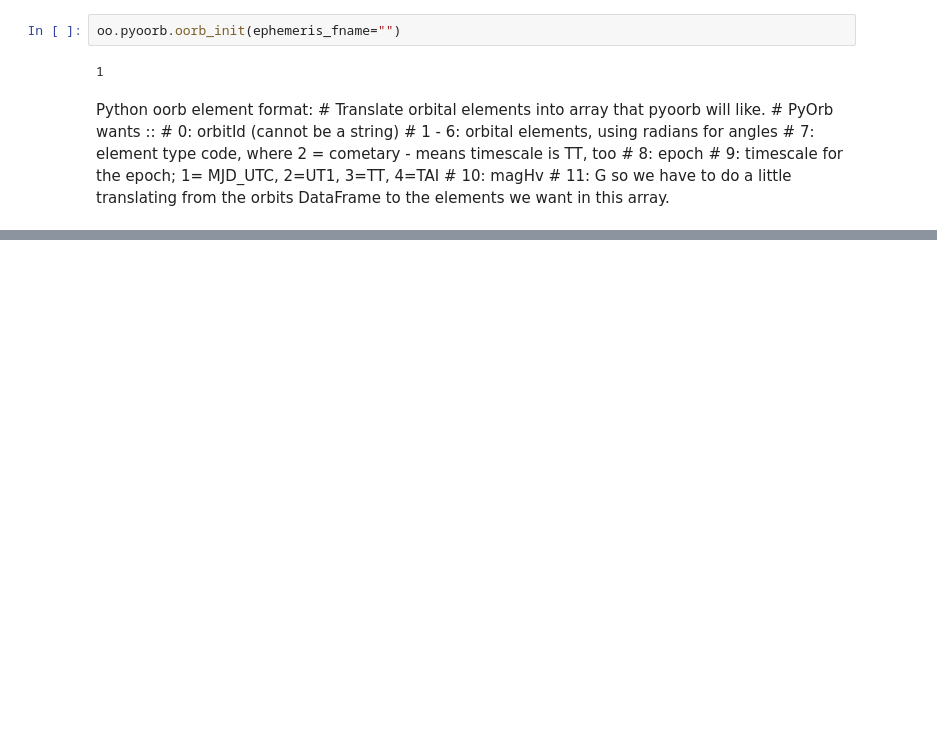
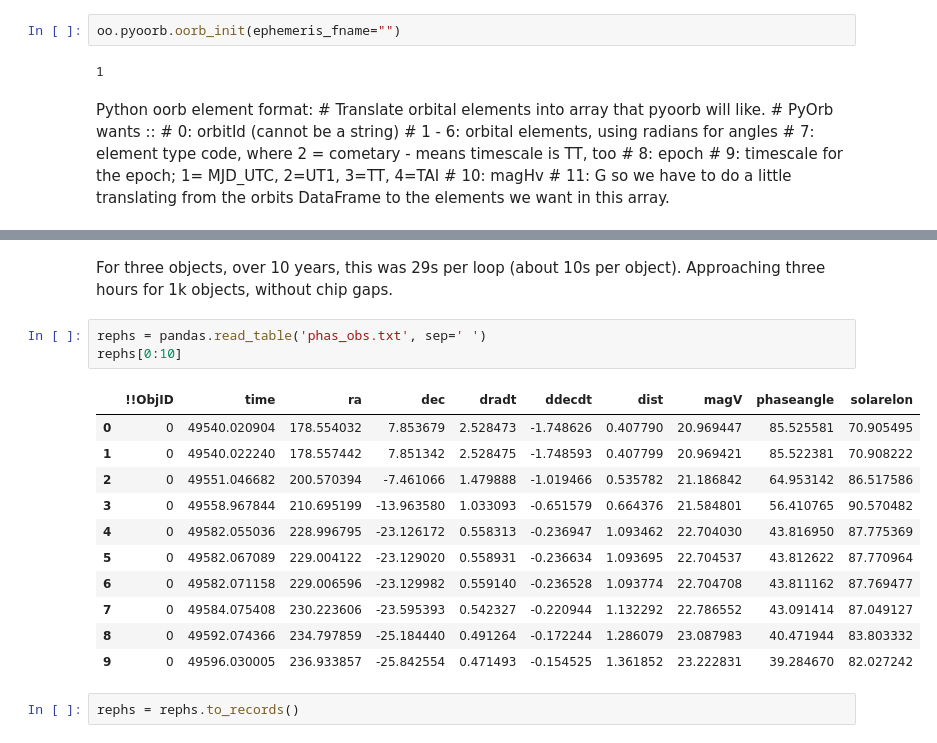
Before and after one commit to rhiannonlynne/MafSSO, a Jupyter notebook: Prototype Maf SSO detections.ipynb, the cells around one changed output, grey strips where cells are left out. Cells and saved outputs as stored; diff of their text form; blank space fills up the shorter version.

```diff
--- a/Prototype Maf SSO detections.ipynb
+++ b/Prototype Maf SSO detections.ipynb
@@ -103,0 +309,19 @@ for sso in orbits[1:2]:
+# %% [markdown]
+For three objects, over 10 years, this was 29s per loop (about 10s per object). Approaching three hours for 1k objects, without chip gaps.
+# %%
+rephs = pandas.read_table('phas_obs.txt', sep=' ')
+rephs[0:10]
+# %% [output]
+|  | !!ObjID | time | ra | dec | dradt | ddecdt | dist | magV | phaseangle | solarelon |
+| 0 | 0 | 49540.020904 | 178.554032 | 7.853679 | 2.528473 | -1.748626 | 0.407790 | 20.969447 | 85.525581 | 70.905495 |
+| 1 | 0 | 49540.022240 | 178.557442 | 7.851342 | 2.528475 | -1.748593 | 0.407799 | 20.969421 | 85.522381 | 70.908222 |
+| 2 | 0 | 49551.046682 | 200.570394 | -7.461066 | 1.479888 | -1.019466 | 0.535782 | 21.186842 | 64.953142 | 86.517586 |
+| 3 | 0 | 49558.967844 | 210.695199 | -13.963580 | 1.033093 | -0.651579 | 0.664376 | 21.584801 | 56.410765 | 90.570482 |
+| 4 | 0 | 49582.055036 | 228.996795 | -23.126172 | 0.558313 | -0.236947 | 1.093462 | 22.704030 | 43.816950 | 87.775369 |
+| 5 | 0 | 49582.067089 | 229.004122 | -23.129020 | 0.558931 | -0.236634 | 1.093695 | 22.704537 | 43.812622 | 87.770964 |
+| 6 | 0 | 49582.071158 | 229.006596 | -23.129982 | 0.559140 | -0.236528 | 1.093774 | 22.704708 | 43.811162 | 87.769477 |
+| 7 | 0 | 49584.075408 | 230.223606 | -23.595393 | 0.542327 | -0.220944 | 1.132292 | 22.786552 | 43.091414 | 87.049127 |
+| 8 | 0 | 49592.074366 | 234.797859 | -25.184440 | 0.491264 | -0.172244 | 1.286079 | 23.087983 | 40.471944 | 83.803332 |
+| 9 | 0 | 49596.030005 | 236.933857 | -25.842554 | 0.471493 | -0.154525 | 1.361852 | 23.222831 | 39.284670 | 82.027242 |
+# %%
+rephs = rephs.to_records()
```
Also changed, not shown: parts of 35 cells of this notebook.
